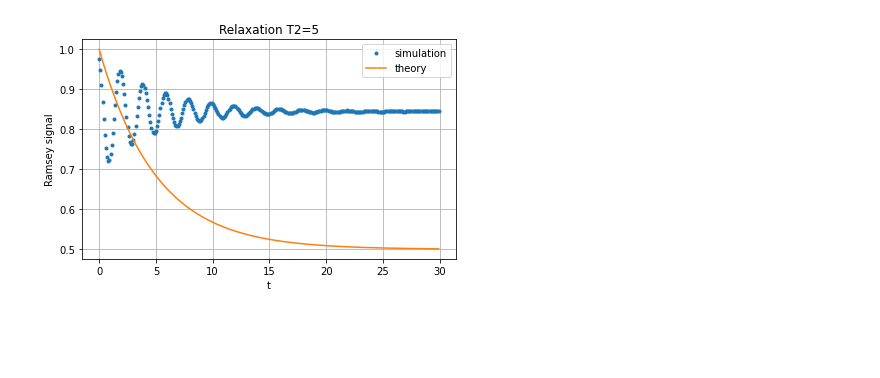
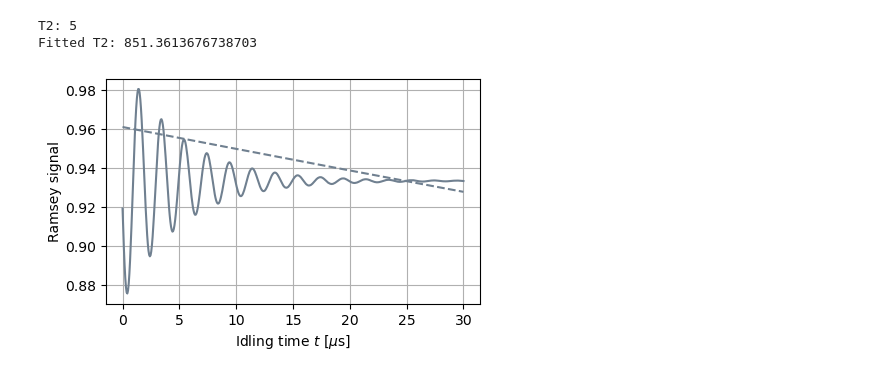
Before and after one commit to acatspirit/Fermilab2022, a Jupyter notebook: processor2Qubit.ipynb, the cells around one changed output. Drawn from its saved outputs; the diff is of its cells as text; code cells hidden in the pictures; blank space fills up the shorter version.

```diff
--- a/processor2Qubit.ipynb
+++ b/processor2Qubit.ipynb
@@ -55,27 +56,37 @@ processor.add_control (resonant_sx , targets =0 , label ="sx0")
 # %%
 def ramsey(t,proc):
     qc = QubitCircuit(1)
-    qc.add_gate("RX", 0 , arg_value =np.pi )
+    qc.add_gate("RX", 0 , arg_value =np.pi/2) # move the bloch vector to equator
     qc.add_gate("IDLE", 0, arg_value = t )
-    qc.add_gate("RX", 0 , arg_value =np.pi)
+    qc.add_gate("RX", 0 , arg_value =np.pi/2)
     proc.load_circuit(qc)
-    result = processor.run_state(init_state=tensor(basis(2,0),basis(2,0)).unit(), e_ops=tensor(sigmaz(),identity(2)),options=Options(nsteps=50000))
+    result = processor.run_state(init_state=tensor(basis(2,0),basis(2,0)), e_ops=tensor(sigmaz(),identity(2)),options=Options(nsteps=50000))
     return result.expect[0][-1]
 
-tlist = np.arange(0.0,30.0,0.1)
-output = []
-for t in tlist:
-    output += [ramsey(t,processor)]
-fig, ax = plt.subplots()
-# # detail about length of tlist needs to be fixed
-ax.plot(tlist, output, '.', label="simulation")
-ax.plot(tlist, np.exp(-1./T2*tlist)*0.5 + 0.5, label="theory")
-ax.set_xlabel("t")
-ax.set_ylabel("Ramsey signal")
-ax.legend()
-ax.set_title(f"Relaxation T2={T2}")
+num_samples=500
+idle_tlist = np.linspace(0., 30., num_samples)
+measurements = np.asarray([ramsey(t, processor) for t in idle_tlist])
+
+rx_gate_time = 1/4/amp # pi/2
+total_time = 2*rx_gate_time + idle_tlist[-1]
+tlist = np.linspace(0., total_time, num_samples)
+
+peak_ind = scipy.signal.find_peaks(measurements)[0]
+decay_func = lambda t, t2, f0: f0 * np.exp(-1./t2 * t)
+(t2_fit, f0_fit),_= scipy.optimize.curve_fit(decay_func, idle_tlist[peak_ind], measurements[peak_ind])
+print("T2:", T2)
+print("Fitted T2:", t2_fit)
+
+fig, ax = plt.subplots(figsize = (5, 3), dpi=100)
+ax.plot(idle_tlist[:], measurements[:], '-', label="Simulation", color="slategray")
+ax.plot(idle_tlist, decay_func(idle_tlist, t2_fit, f0_fit), '--', label="Theory", color="slategray")
+ax.set_xlabel(r"Idling time $t$ [$\mu$s]")
+ax.set_ylabel("Ramsey signal", labelpad=2)
+ax.set_ylim((ax.get_ylim()[0], ax.get_ylim()[1]))
+ax.set_position([0.18, 0.2, 0.75, 0.75])
 ax.grid()
-fig.tight_layout()
 fig
 # %% [output]
+T2: 5
+Fitted T2: 851.3613676738703
-[figure, old version]
+[figure, new version]
```
Also changed, not shown: parts of 5 cells of this notebook.
